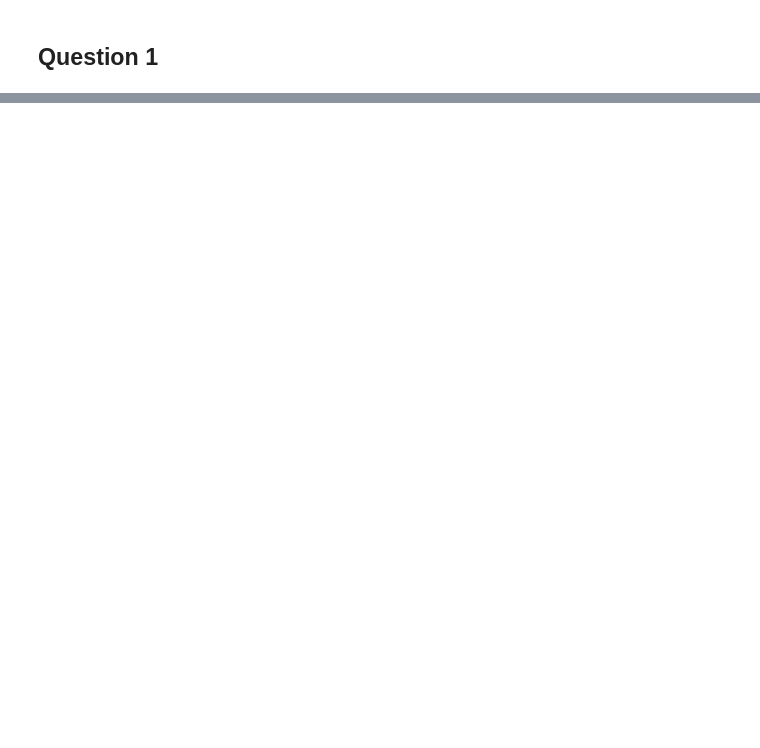
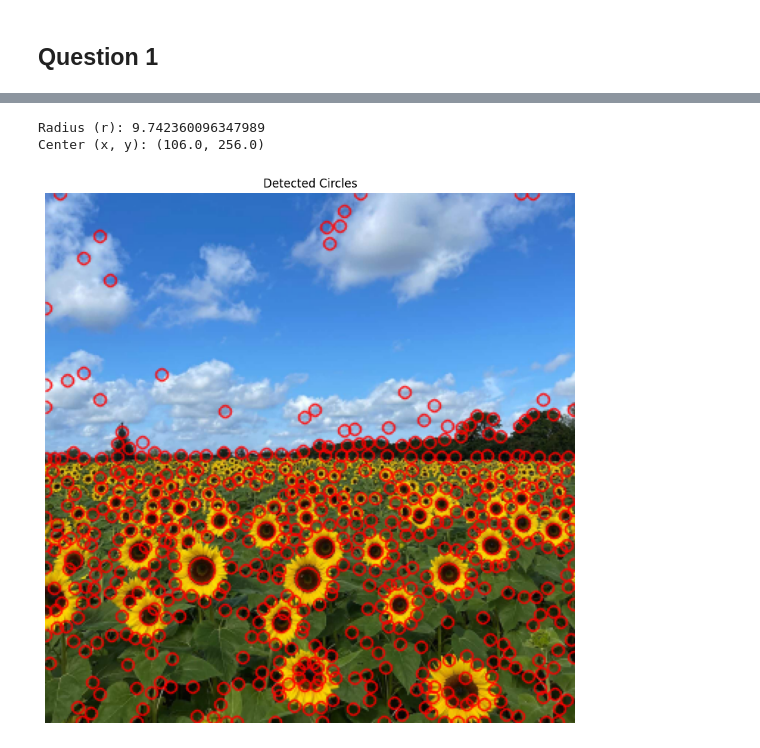
Before and after one commit to PrabashwaraBBWijesekara/Image_processing_Fitting_and_Alignment, a Jupyter notebook: assignment.ipynb, the cells around one changed output, grey strips where cells are left out. Cells and saved outputs as stored; diff of their text form; code cells hidden in the pictures; blank space fills up the shorter version.

```diff
--- a/assignment.ipynb
+++ b/assignment.ipynb
@@ -21,0 +3,53 @@ ModuleNotFoundError: No module named 'skimage'
+# %%
+import cv2 as cv
+import numpy as np
+from skimage.feature import blob_log
+import matplotlib.pyplot as plt
+from math import sqrt
+
+# Read the image
+img = cv.imread('the_berry_farms_sunflower_field.jpeg', cv.IMREAD_REDUCED_COLOR_4)
+gray = cv.cvtColor(img, cv.COLOR_RGB2GRAY)
+
+# Apply Gaussian blur to reduce noise
+blurred = cv.GaussianBlur(gray, (9,9), 0.1)
+laplacian = cv.Laplacian(blurred, cv.CV_64F)
+
+
+# Define parameters for blob detection
+min_sigma = 3
+max_sigma = 10
+threshold = 4
+
+# Detect blobs using Laplacian of Gaussians
+blobs = blob_log(laplacian, min_sigma=min_sigma,max_sigma=max_sigma, threshold=threshold)
+# blobs=blob_log(laplacian, min_sigma=1, max_sigma=30, threshold=0.1, overlap=0.01, log_scale=False)
+
+blobs[:, 2] = blobs[:, 2] * sqrt(2)
+
+max_radius_index = np.argmax(blobs[:, 2])
+largest_circle_params = blobs[max_radius_index]
+y, x, r = largest_circle_params
+print(f"Radius (r): {r}")
+print(f"Center (x, y): ({x}, {y})")
+
+# Draw circles on the original grayscale image
+for blob in blobs:
+    y, x, r = blob  # Blob format is (y, x, r)
+    cv.circle(img, (int(x), int(y)), int(r), (0,0,255),thickness=1, lineType=cv.LINE_AA)  # Draw circles in white
+
+# Display the result
+
+# cv.imshow('Detected Circles', gray_three_channel)
+# cv.waitKey(0)
+# cv.destroyAllWindows()
+
+plt.figure(figsize=(10, 10))
+plt.imshow(cv.cvtColor(img, cv.COLOR_BGR2RGB))
+plt.axis('off')
+plt.title('Detected Circles')
+plt.show()
+# %% [output]
+Radius (r): 9.742360096347989
+Center (x, y): (106.0, 256.0)
+[figure, added]
```
Also changed, not shown: parts of 5 cells of this notebook.
